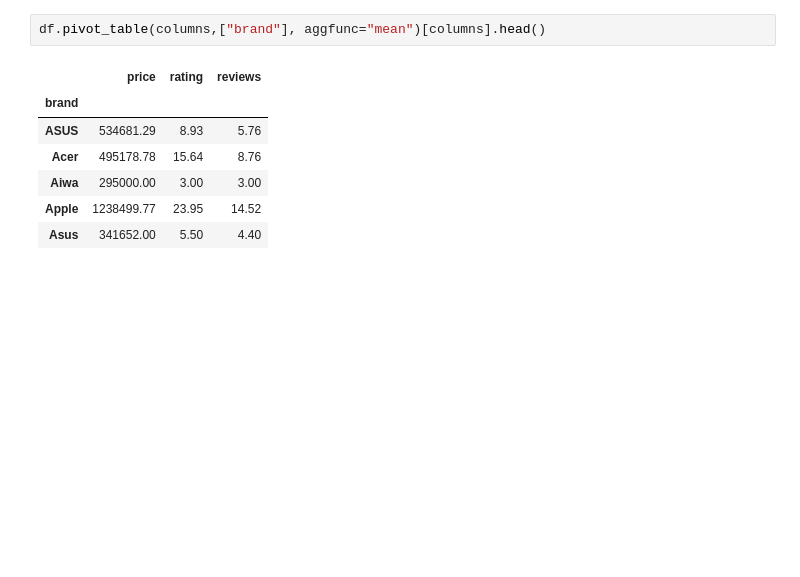
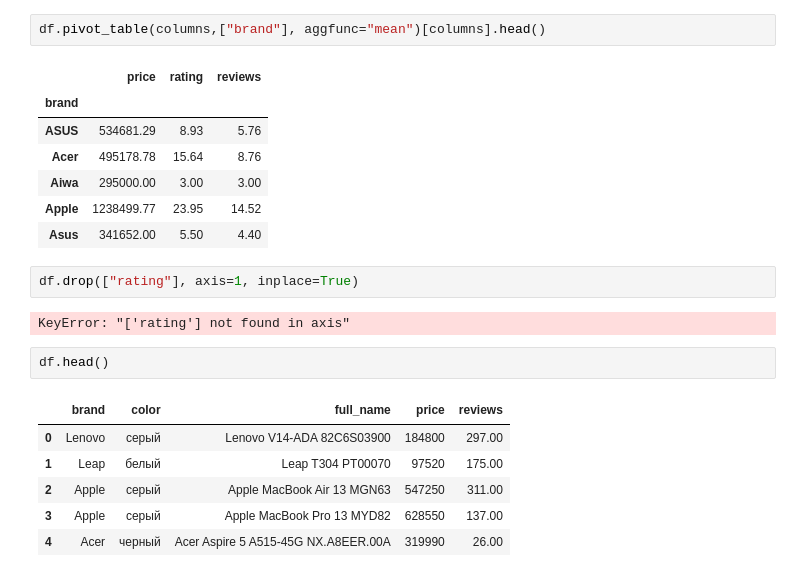
Before and after one commit to BMukhtar/KBot, a Jupyter notebook: kaspi_analyze.ipynb, the cells around one changed output. Saved outputs shown, nothing was run; the diff lists cells and outputs as text; blank space fills up the shorter version.

Commit message:
removed rating column

```diff
--- a/kaspi_analyze.ipynb
+++ b/kaspi_analyze.ipynb
@@ -287,3 +287,16 @@ df.pivot_table(columns,["brand"], aggfunc="mean")[columns].head()
 | Aiwa | 295000.00 | 3.00 | 3.00 |
 | Apple | 1238499.77 | 23.95 | 14.52 |
 | Asus | 341652.00 | 5.50 | 4.40 |
+# %%
+df.drop(["rating"], axis=1, inplace=True)
+# %% [output]
+KeyError: "['rating'] not found in axis"
+# %%
+df.head()
+# %% [output]
+|  | brand | color | full_name | price | reviews |
+| 0 | Lenovo | серый | Lenovo V14-ADA 82C6S03900 | 184800 | 297.00 |
+| 1 | Leap | белый | Leap T304 PT00070 | 97520 | 175.00 |
+| 2 | Apple | серый | Apple MacBook Air 13 MGN63 | 547250 | 311.00 |
+| 3 | Apple | серый | Apple MacBook Pro 13 MYD82 | 628550 | 137.00 |
+| 4 | Acer | черный | Acer Aspire 5 A515-45G NX.A8EER.00A | 319990 | 26.00 |
```
